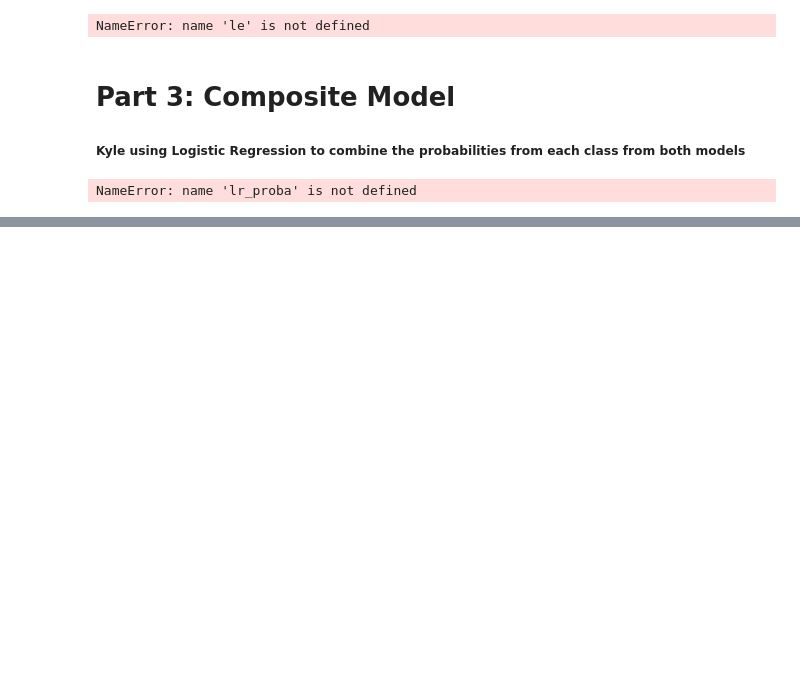
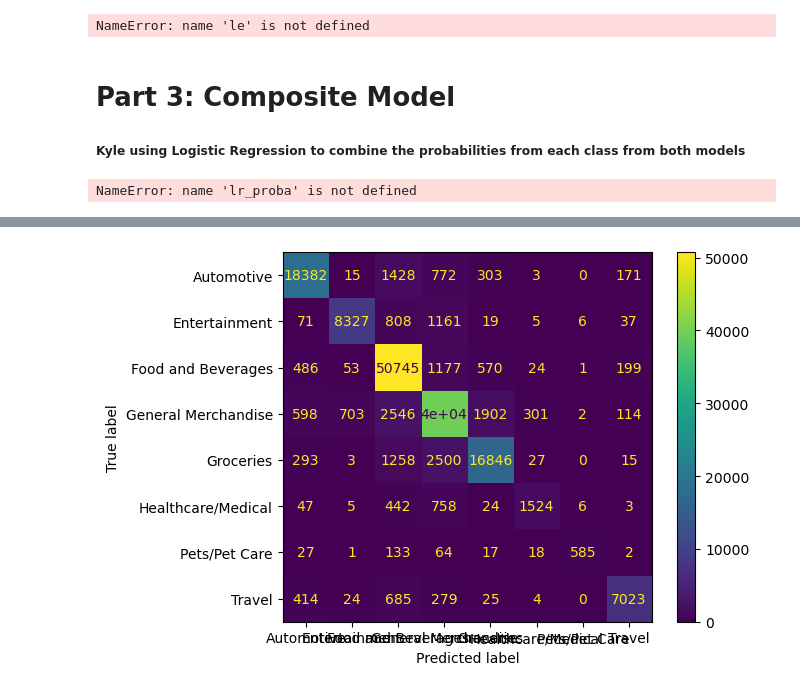
Before and after one commit to DSC180A/transaction_categorization, a Jupyter notebook: notebook/final-model.ipynb, the cells around one changed output, grey strips where cells are left out. Saved outputs shown, nothing was run; the diff lists cells and outputs as text; code cells hidden in the pictures; blank space fills up the shorter version.

Commit message:
add code for combining model and confusion matrix

```diff
--- a/notebook/final-model.ipynb
+++ b/notebook/final-model.ipynb
@@ -353,2 +353,4 @@ Accuracy: 0.21628571777612177
+# %%
+xgb_proba = model.predict_proba(X_test)
 # %%
 from sklearn.metrics import confusion_matrix
@@ -380,3 +382,5 @@ NameError: name 'le' is not defined
 tfidf_proba, lr_proba, rr_preds
 # %% [output]
 NameError: name 'lr_proba' is not defined
+# %%
+final_proba = tfidf_proba * 0.9 + xgb_proba * 0.1
@@ -382,0 +391,3 @@ NameError: name 'lr_proba' is not defined
+# %%
+y_pred = np.argmax(final_proba,axis=1)
+y_pred
@@ -382,0 +414,5 @@ NameError: name 'lr_proba' is not defined
+# %%
+ConfusionMatrixDisplay.from_predictions(y_test_encoded, y_pred, display_labels=le.classes_)
+plt.show()
+# %% [output]
+[figure, added]
```
Also changed, not shown: parts of 15 cells of this notebook.
